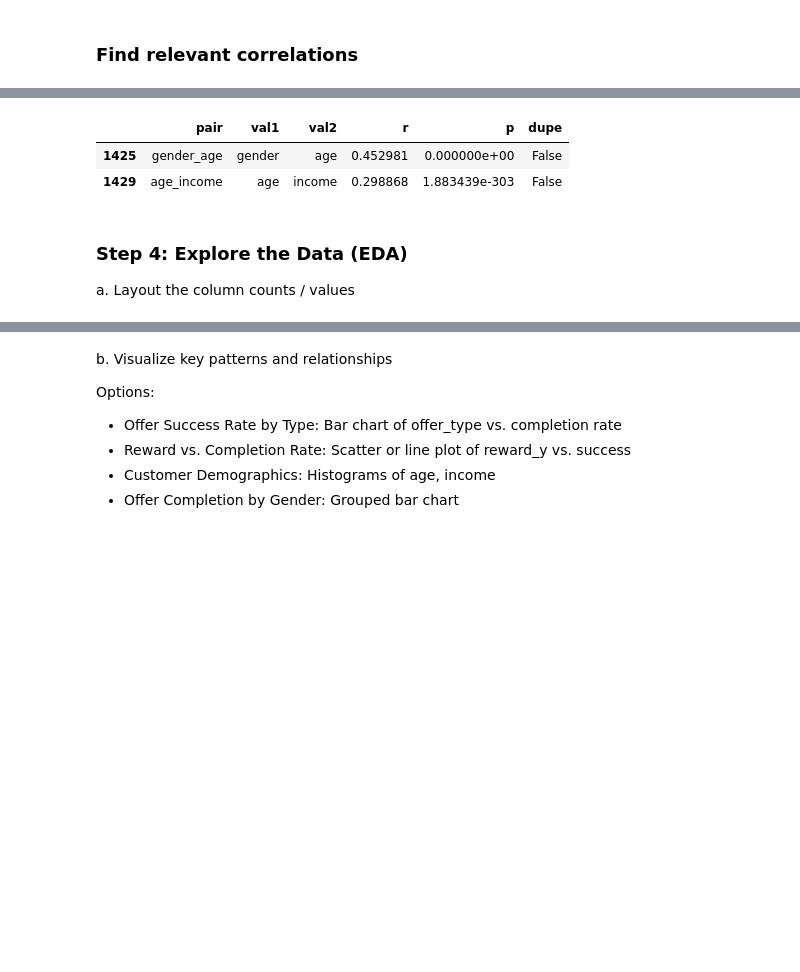
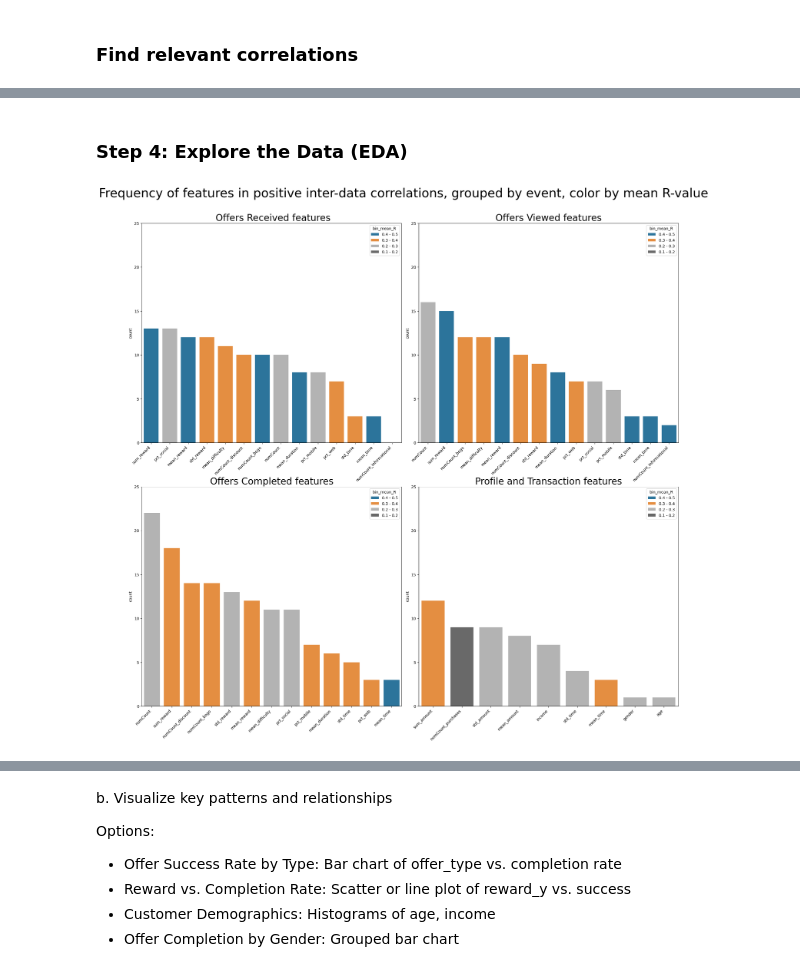
Before and after one commit to kiah-ucsd/DSE200, a Jupyter notebook: Mini_Project_2.ipynb, the cells around one changed output, grey strips where cells are left out. Cells and saved outputs as stored; diff of their text form; code cells hidden in the pictures; blank space fills up the shorter version.

Commit message:
created plots for corr_pairs w/o hardcoded values

```diff
--- a/Mini_Project_2.ipynb
+++ b/Mini_Project_2.ipynb
@@ -280,6 +282,7 @@ yay transaction is great
 
 def analysis_df(column):
     col_list = []
+    tag = ''
     for k,v in value_dict[column].groupby('person'):
         if 'transaction' in column:
             minidict = {'person':str(k),
@@ -294,7 +297,12 @@ def analysis_df(column):
             col_list.append(minidict)
 
         else:
-            tag = re.sub(r"\s","_", column)
+            if 'received' in column:
+                tag = re.sub(r"offer received","OR", column)
+            elif 'completed' in column:
+                tag = re.sub(r"offer completed","OC", column)
+            else:
+                tag = re.sub(r"offer viewed","OV", column)
             minidict2 = v.offer_type.value_counts().to_dict()
             minidict = {'person':str(k),
                     f'numCount_{tag}': v.shape[0],
@@ -313,8 +321,12 @@ def analysis_df(column):
                     }
             col_list.append(minidict|minidict2)
 
+    minidf = pd.DataFrame(col_list)
+    minidf = minidf.rename(columns={'informational':f'numCount_informational_{tag}',
+                           'discount':f'numCount_discount_{tag}',
+                           'bogo': f'numCount_bogo_{tag}'})
 
-    return pd.DataFrame(col_list)
+    return minidf
     # return col_list
 
 #these 3 should be one dataframe
@@ -833,9 +477,51 @@ master_df.loc[~(master_df.gender == 3)][['gender','age']].describe()
-# %%
-age_corr_df
-# %% [output]
-|  | pair | val1 | val2 | r | p | dupe |
-| 1425 | gender_age | gender | age | 0.452981 | 0.000000e+00 | False |
-| 1429 | age_income | age | income | 0.298868 | 1.883439e-303 | False |
 # %% [markdown]
 ### Step 4: Explore the Data (EDA)
-a. Layout the column counts / values
+# %%
+#initialize some matplotlib stuff
+plt.rcParams["figure.figsize"] = (20,20)
+plt.rcParams['axes.titlesize'] = 24
+plt.style.use('tableau-colorblind10')
+# %%
+fig, ((ax1,ax2), (ax3,ax4)) = plt.subplots(2,2)
+# fig.tight_layout()
+fig.subplots_adjust(hspace=0.2)
+
+plt.style.use('tableau-colorblind10')
+
+# plt.rcParams["figure.figsize"] = (4,4)
+# plt.setp(ax1.get_xticklabels(), rotation=45,ha ='right'))
+hue_order = [ '0.4 - 0.5',  '0.3 - 0.4',  '0.2 - 0.3', '0.1 - 0.2']
+sns.barplot(pos_corr.loc[pos_corr.event.str.contains('received')]\
+    .sort_values(by='count', ascending=False), x='field', y='count', hue='bin_mean_R', hue_order = hue_order, alpha = 0.9, ax=ax1)
+sns.barplot(pos_corr.loc[pos_corr.event.str.contains('viewed')]\
+    .sort_values(by='count', ascending=False), x='field', y='count', hue='bin_mean_R', hue_order = hue_order, alpha = 0.9, ax=ax2)
+sns.barplot(pos_corr.loc[pos_corr.event.str.contains('completed')]\
+    .sort_values(by='count', ascending=False), x='field', y='count', hue='bin_mean_R', hue_order = hue_order, alpha = 0.9, ax=ax3)
+sns.barplot(pos_corr.loc[pos_corr.event.str.contains('class')]\
+    .sort_values(by='count', ascending=False), x='field', y='count', hue='bin_mean_R', hue_order = hue_order, alpha = 0.9, ax=ax4)
+
+
+plt.setp(ax1.get_xticklabels(), rotation=45,ha ='right')
+plt.setp(ax2.get_xticklabels(), rotation=45,ha ='right')
+plt.setp(ax3.get_xticklabels(), rotation=45,ha ='right')
+plt.setp(ax4.get_xticklabels(), rotation=45,ha ='right')
+plt.setp(ax1.set_ylim(bottom=0, top=25))
+plt.setp(ax2.set_ylim(bottom=0, top=25))
+plt.setp(ax3.set_ylim(bottom=0, top=25))
+plt.setp(ax4.set_ylim(bottom=0, top=25))
+
+fig.suptitle('Frequency of features in positive inter-data correlations, grouped by event, color by mean R-value', fontsize=32, y=1.01)
+ax1.title.set_text(' Offers Received features')
+ax2.title.set_text('Offers Viewed features')
+ax3.title.set_text('Offers Completed features')
+ax4.title.set_text('Profile and Transaction features')
+
+fig.tight_layout()
+fig.subplots_adjust(hspace=0.2)
+
+_ = ax1.xaxis.set_label_text('')
+_ = ax2.xaxis.set_label_text('')
+_ = ax3.xaxis.set_label_text('')
+_ = ax4.xaxis.set_label_text('')
+# %% [output]
+[figure, added]
```
Also changed, not shown: parts of 63 cells of this notebook.
